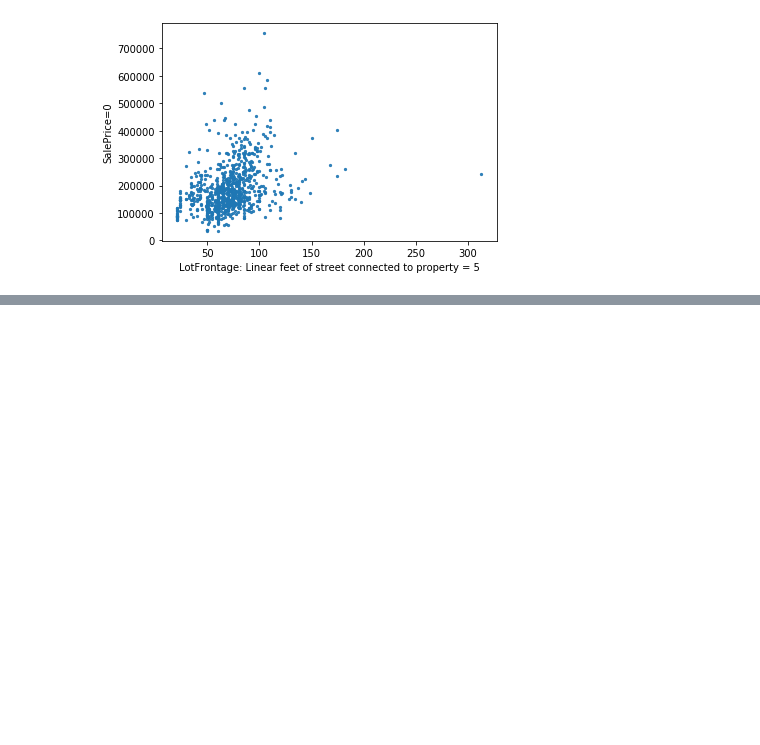
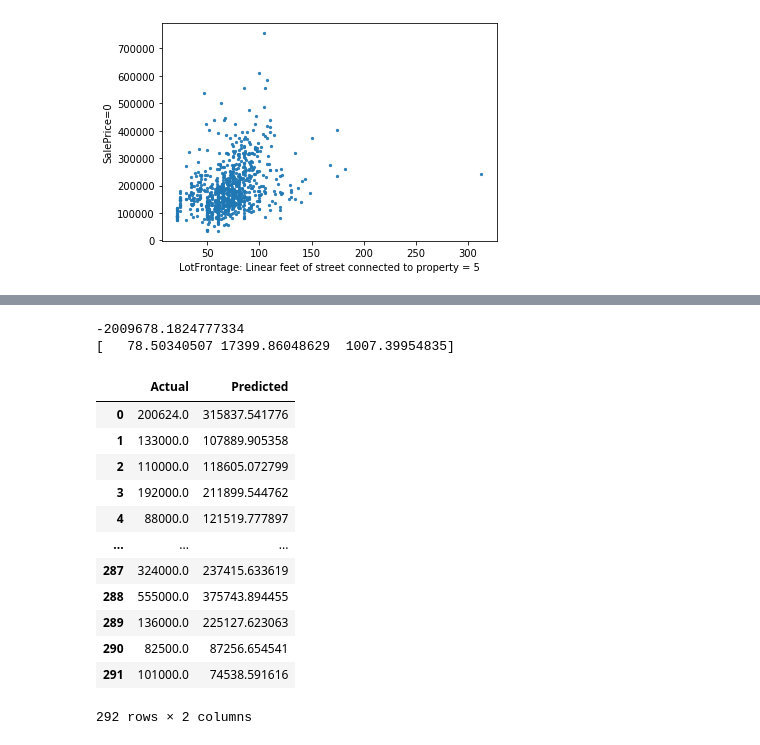
Before and after one commit to michael280498/datascience_project, a Jupyter notebook: proyecto.ipynb, the cells around one changed output, grey strips where cells are left out. Drawn from its saved outputs; the diff is of its cells as text; code cells hidden in the pictures; blank space fills up the shorter version.

Commit message:
Modelo entrenado de sckit learn

```diff
--- a/proyecto.ipynb
+++ b/proyecto.ipynb
@@ -184,0 +191,30 @@ print(imprimir_modelo(resultado,20))
+# %%
+import pandas as pd
+dataset = pd.DataFrame(data)
+
+from sklearn.model_selection import train_test_split
+X_train, X_test, y_train, y_test = train_test_split(dataset.iloc[:,2:5].values, dataset.iloc[:, 0].values, test_size=0.2, random_state=0)
+from sklearn.linear_model import LinearRegression
+regressor = LinearRegression()
+regressor.fit(X_train, y_train)
+print(regressor.intercept_)
+print(regressor.coef_)
+y_pred = regressor.predict(X_test)
+df = pd.DataFrame({'Actual': y_test, 'Predicted': y_pred})
+df
+# %% [output]
+-2009678.1824777334
+[   78.50340507 17399.86048629  1007.39954835]
+|  | Actual | Predicted |
+| 0 | 200624.0 | 315837.541776 |
+| 1 | 133000.0 | 107889.905358 |
+| 2 | 110000.0 | 118605.072799 |
+| 3 | 192000.0 | 211899.544762 |
+| 4 | 88000.0 | 121519.777897 |
+| ... | ... | ... |
+| 287 | 324000.0 | 237415.633619 |
+| 288 | 555000.0 | 375743.894455 |
+| 289 | 136000.0 | 225127.623063 |
+| 290 | 82500.0 | 87256.654541 |
+| 291 | 101000.0 | 74538.591616 |
+292 rows × 2 columns
```
Also changed, not shown: parts of 2 cells of this notebook.
